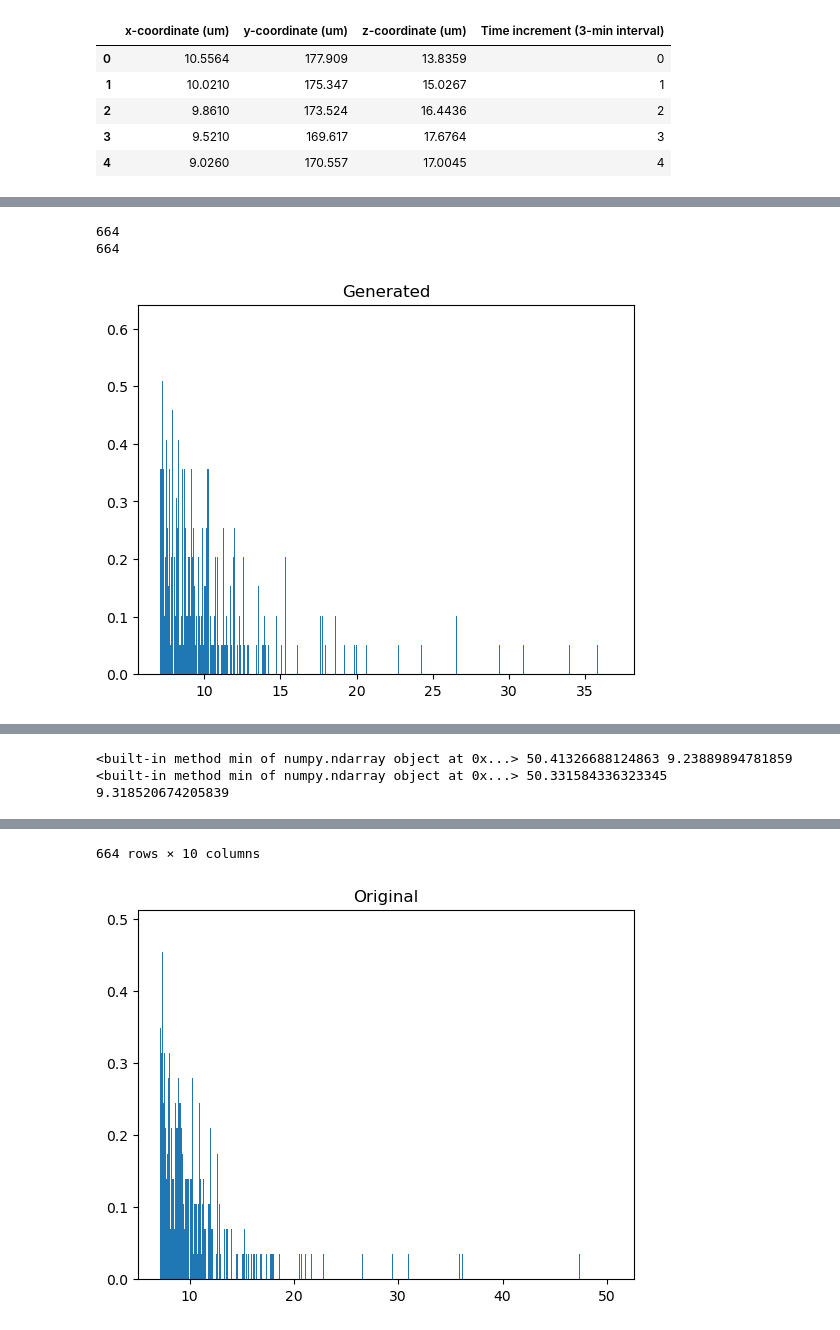
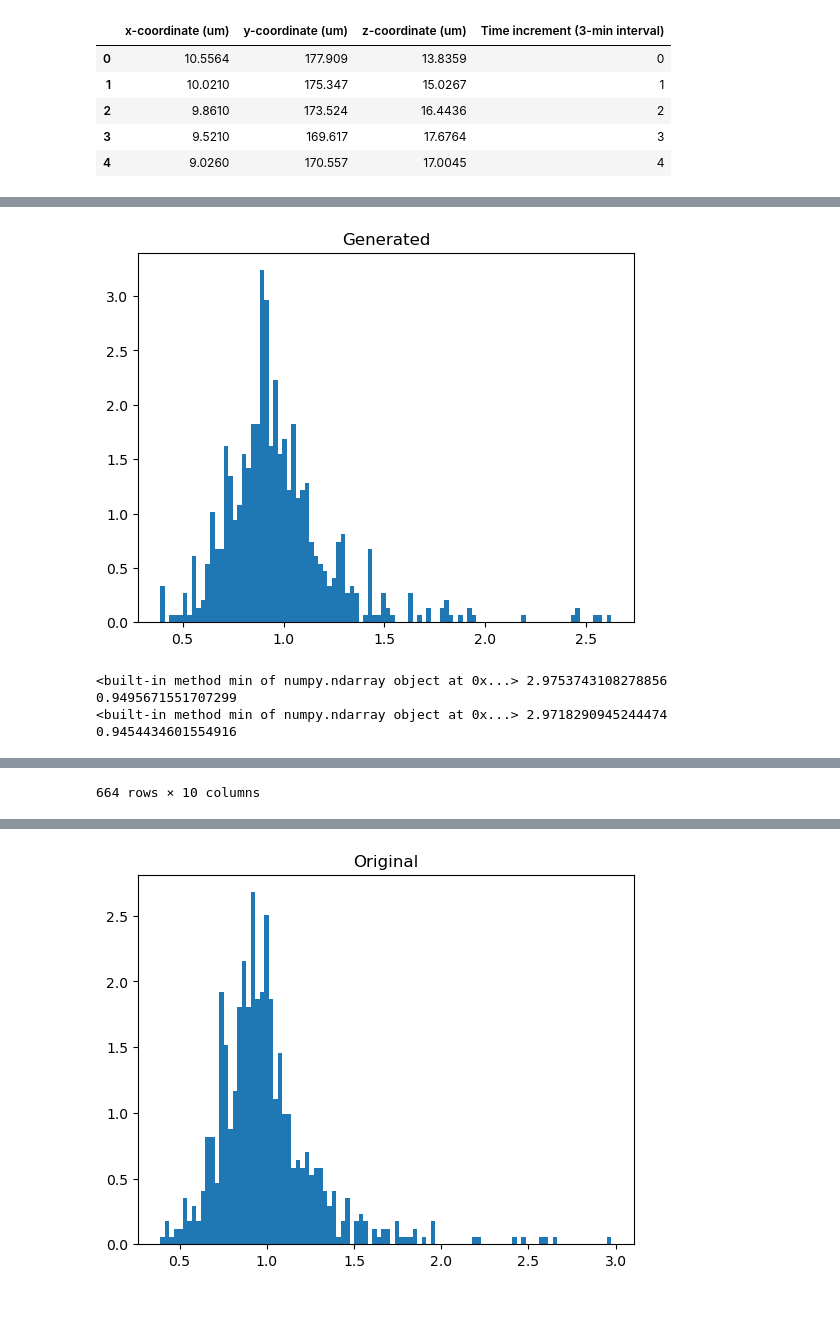
Before and after one commit to dz1921/RANDOMWALK, a Jupyter notebook: Distribution_Building.ipynb, the cells around one changed output, grey strips where cells are left out. Cells and saved outputs as stored; diff of their text form; code cells hidden in the pictures.

```diff
--- a/Distribution_Building.ipynb
+++ b/Distribution_Building.ipynb
@@ -30,11 +30,11 @@ def calc_step_length(df):
 
     df['step_length'] = np.sqrt(df['dx']**2 + df['dy']**2 + df['dz']**2)
     df = df[df['step_length'] >= 7.2]
-    clean_step_length = df['step_length'].dropna()
-    step_length = clean_step_length.to_numpy()
+    df = df.dropna(subset=['step_length'])
 
     group_means = df.groupby('group_id')['step_length'].mean()
     df['normalized_step_length'] = df.apply(lambda row: row['step_length'] / group_means[row['group_id']], axis=1)
     group_mean_dict = group_means.to_dict()
+    normalized_step_length = df['normalized_step_length'].to_numpy()
 
-    return df, step_length, group_mean_dict
+    return df, normalized_step_length, group_mean_dict
@@ -50,7 +66,7 @@ def R_filter(steps, R = 0.72):
 # Approximation to kernel density estimator for the distribution (makeshift)
 def sample_steps(in_steps, n_samples, bins=1000):
     out = np.zeros(n_samples)
-    probs, vals = np.histogram(in_steps, bins=bins, range=(0.72, in_steps.max()))
+    probs, vals = np.histogram(in_steps, bins=bins)#, range=(0.72, in_steps.max()))
     probs = probs / np.sum(probs)
     for n in range(n_samples):
         bin_idx = np.nonzero(np.random.multinomial(1, probs))[0]
@@ -62,17 +78,15 @@ def sample_steps(in_steps, n_samples, bins=1000):
 # Plotting and testing functions
 ## steps is ss with all sampled steps
 
-df, steps, mean_steps = calc_step_length(df)
-filtered_steps = R_filter(steps)
-print(len(steps))
-print(len(filtered_steps))
-plt.hist(sample_steps(filtered_steps, len(filtered_steps), bins=1000), density=True, bins=1000)
+df, normalized_steps, mean_steps = calc_step_length(df)
+print(len(normalized_steps))
+plt.hist(sample_steps(normalized_steps, len(normalized_steps), bins=100), density=True, bins=100)
 plt.title('Generated')
 plt.show()
-plt.hist(filtered_steps, density=True, bins=1000)
+plt.hist(normalized_steps, density=True, bins=100)
 plt.title('Original')
-ss = sample_steps(filtered_steps, len(filtered_steps))
-print(filtered_steps.min, filtered_steps.max(), np.median(filtered_steps))
+ss = sample_steps(normalized_steps, len(normalized_steps))
+print(normalized_steps.min, normalized_steps.max(), np.median(normalized_steps))
 print(ss.min, ss.max(), np.median(ss))
 df
 # %% [output]
@@ -84,3 +94,3 @@ See the caveats in the documentation: https://pandas.pydata.org/pandas-docs/stab
+[figure, new version]
-664
-664
+<built-in method min of numpy.ndarray object at 0x...> 2.9753743108278856 0.9495671551707299
+<built-in method min of numpy.ndarray object at 0x...> 2.9718290945244474 0.9454434601554916
-[figure, old version]
@@ -87,2 +109 @@ See the caveats in the documentation: https://pandas.pydata.org/pandas-docs/stab
-<built-in method min of numpy.ndarray object at 0x...> 50.41326688124863 9.23889894781859
-<built-in method min of numpy.ndarray object at 0x...> 50.331584336323345 9.318520674205839
+664 rows × 10 columns
@@ -101,5 +110,4 @@ See the caveats in the documentation: https://pandas.pydata.org/pandas-docs/stab
-664 rows × 10 columns
-[figure, old version]
+[figure, new version]
 # %%
 #Time distributions
 def calc_time(dt, R=7.2):
```
Also changed, not shown: parts of 11 cells of this notebook.
